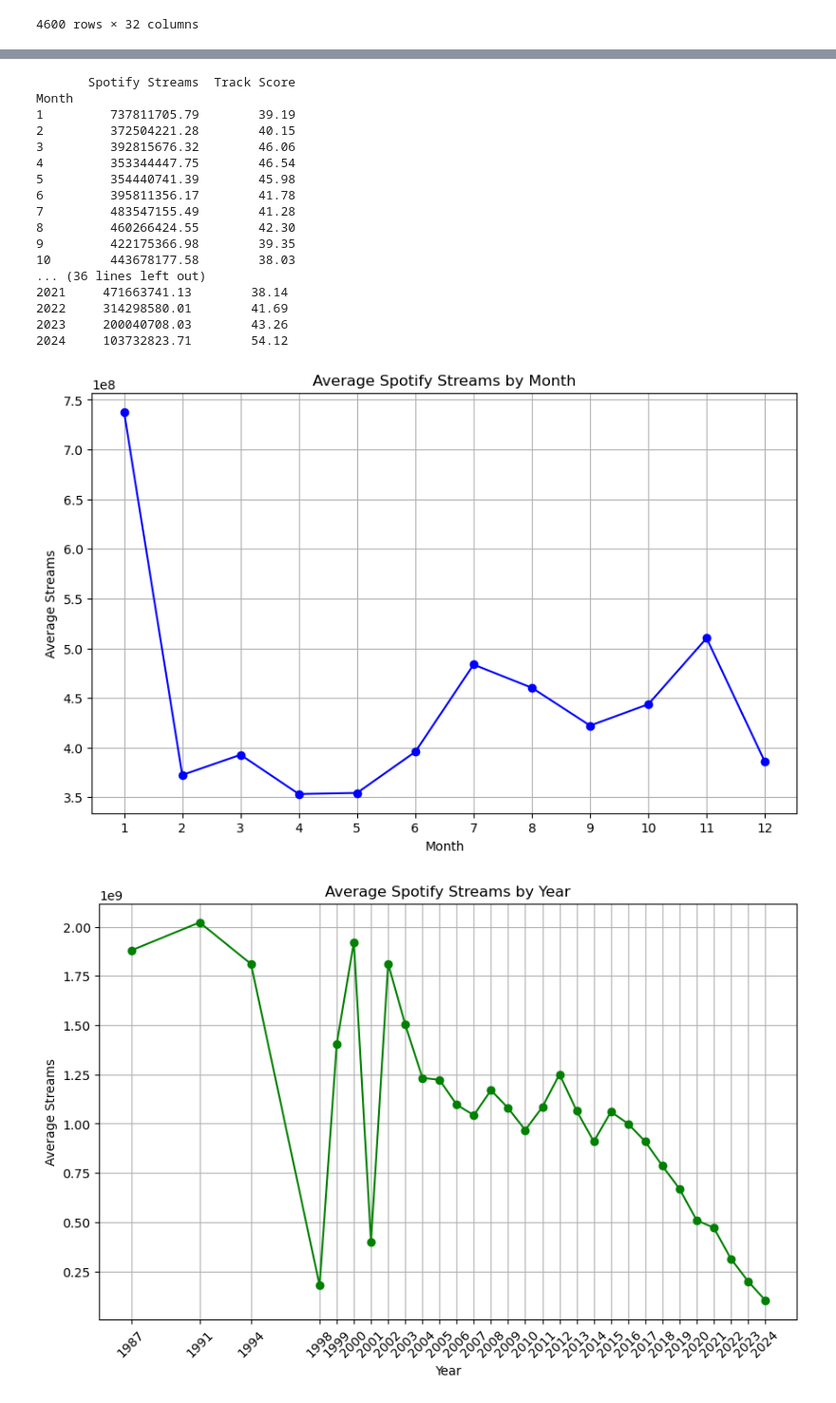
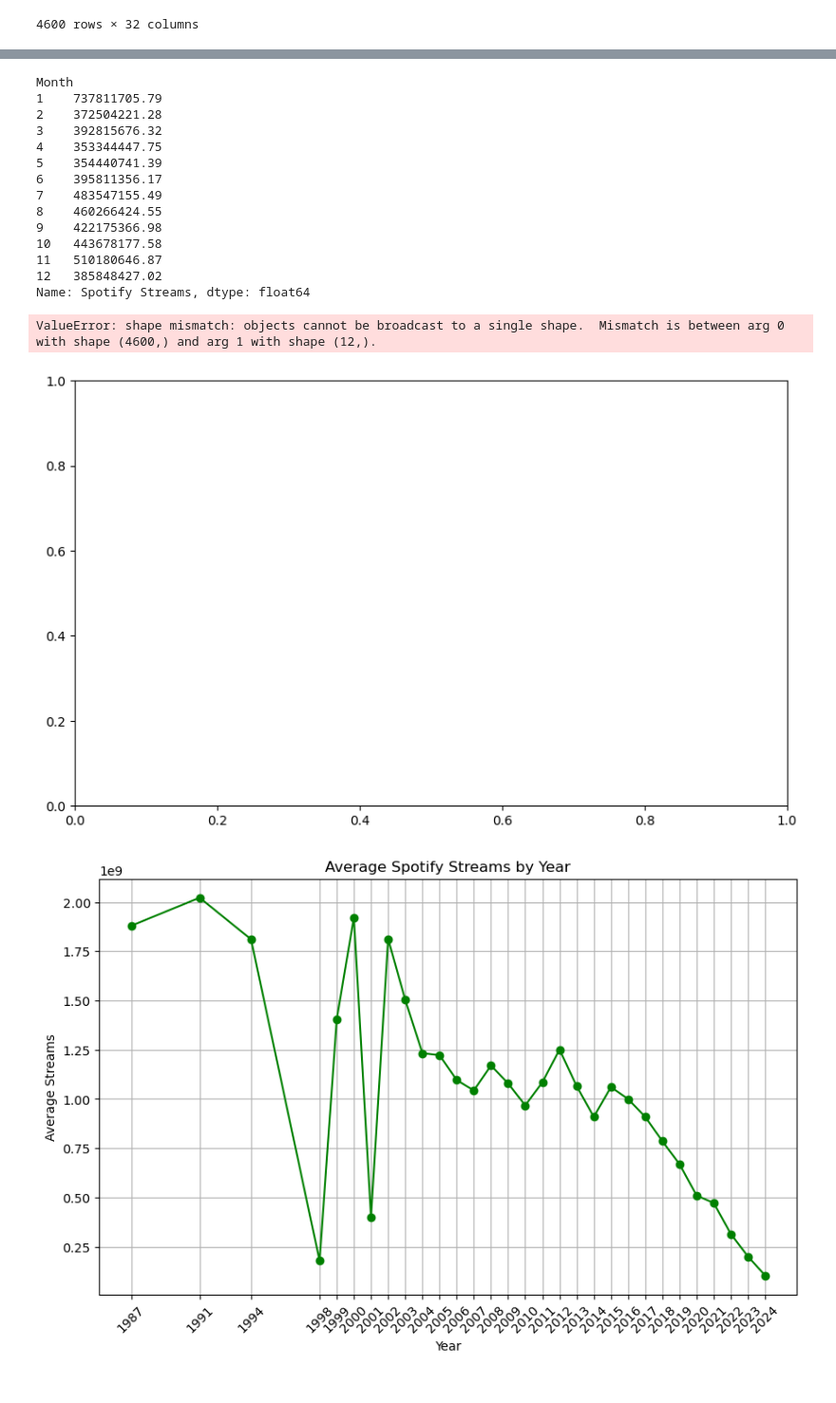
Before and after one commit to FloBeep/Project_1_Business_Owners, a Jupyter notebook: most streamed songs/2024 Most Streamed Songs Analysis.ipynb, the cells around one changed output, grey strips where cells are left out. Shown: that part at 95% size. Drawn from its saved outputs; the diff is of its cells as text; code cells hidden in the pictures.

```diff
--- a/most streamed songs/2024 Most Streamed Songs Analysis.ipynb
+++ b/most streamed songs/2024 Most Streamed Songs Analysis.ipynb
@@ -3,7 +3,7 @@ import pandas as pd
 from pathlib import Path
 import matplotlib.pyplot as plt
 # %%
-song_data = pd.read_csv("Data/Most_Streamed_Spotify_Songs_2024.csv", encoding = 'unicode_escape')
+song_data = pd.read_csv("../Data/Most_Streamed_Spotify_Songs_2024.csv", encoding = 'unicode_escape')
 song_data.head()
 # %% [output]
 |  | Track | Album Name | Artist | Release Date | ISRC | All Time Rank | Track Score | Spotify Streams | ... |
@@ -118,3 +118,13 @@ Month                                  int32
 Year                                   int32
 Seasons                             category
 dtype: object
+# %%
+#Reducing DataFrame to the columns needed
+
+reduced_songdata = song_data[
+    ["Track", "Album Name","Artist","Release Date","All Time Rank",
+     "Spotify Streams","Spotify Popularity","YouTube Views","YouTube Likes",
+     "TikTok Posts","TikTok Likes","TikTok Views","AirPlay Spins","Pandora Streams",
+     "Soundcloud Streams", "Explicit Track","Month","Year","Seasons"]]
+
+reduced_songdata
@@ -121,45 +145,46 @@ dtype: object
 # %%
 # Calculate averages by month, season, and year
 
-monthly_stats = song_data.groupby('Month')[['Spotify Streams', 'Track Score']].mean()
-seasonal_stats = song_data.groupby('Seasons')[['Spotify Streams', 'Track Score']].mean()
-yearly_stats = song_data.groupby('Year')[['Spotify Streams', 'Track Score']].mean()
+monthly_stats = reduced_songdata.groupby('Month')['Spotify Streams'].mean()
+seasonal_stats = reduced_songdata.groupby('Seasons')['Spotify Streams'].mean()
+yearly_stats = reduced_songdata.groupby('Year')['Spotify Streams'].mean()
 
-print(monthly_stats)
-print(seasonal_stats)
-print(yearly_stats)
+average_spotify_stats = pd.DataFrame({
+    "Monthly Average":monthly_stats ,
+    "Seasonal Average": seasonal_stats ,
+    "Yearly Average": yearly_stats
+})
+
+monthly_stats
 # %% [output]
-       Spotify Streams  Track Score
 Month
-1         737811705.79        39.19
-2         372504221.28        40.15
-3         392815676.32        46.06
-4         353344447.75        46.54
-5         354440741.39        45.98
-6         395811356.17        41.78
-7         483547155.49        41.28
-8         460266424.55        42.30
-9         422175366.98        39.35
-10        443678177.58        38.03
-... (36 lines left out)
-2021     471663741.13        38.14
-2022     314298580.01        41.69
-2023     200040708.03        43.26
-2024     103732823.71        54.12
+1    737811705.79
+2    372504221.28
+3    392815676.32
+4    353344447.75
+5    354440741.39
+6    395811356.17
+7    483547155.49
+8    460266424.55
+9    422175366.98
+10   443678177.58
+11   510180646.87
+12   385848427.02
+Name: Spotify Streams, dtype: float64
 # %%
 # Monthly Average Spotify Streams
 
-monthly_avg = song_data.groupby('Month')['Spotify Streams'].mean()
 plt.figure(figsize=(10, 6))
-plt.plot(monthly_avg.index, monthly_avg.values, marker='o', linestyle='-', color='blue')
+x_axis = reduced_songdata["Month"]
+plt.bar(x_axis, monthly_stats, color="b")
 plt.title('Average Spotify Streams by Month')
 plt.xlabel('Month')
 plt.ylabel('Average Streams')
 plt.grid(True)
-plt.xticks(monthly_avg.index)
 plt.show()
 # %% [output]
+ValueError: shape mismatch: objects cannot be broadcast to a single shape.  Mismatch is between arg 0 with shape (4600,) and arg 1 with shape (12,).
-[figure, old version]
+[figure, new version]
 # %%
 # Yearly Average Spotify Streams
 yearly_avg = song_data.groupby('Year')['Spotify Streams'].mean()
```
Also changed, not shown: parts of 2 cells of this notebook.
